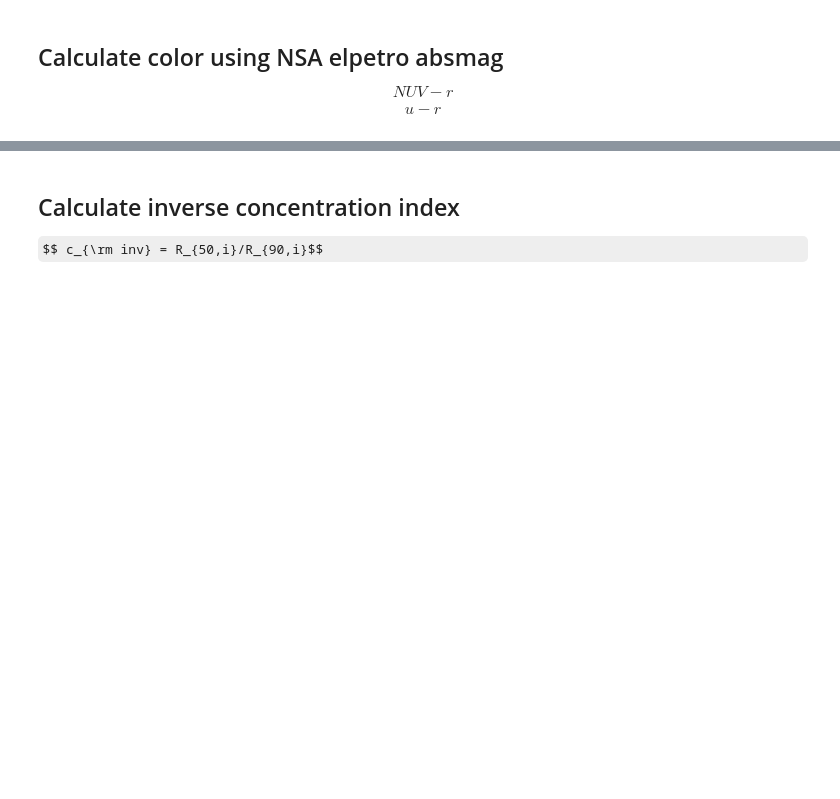
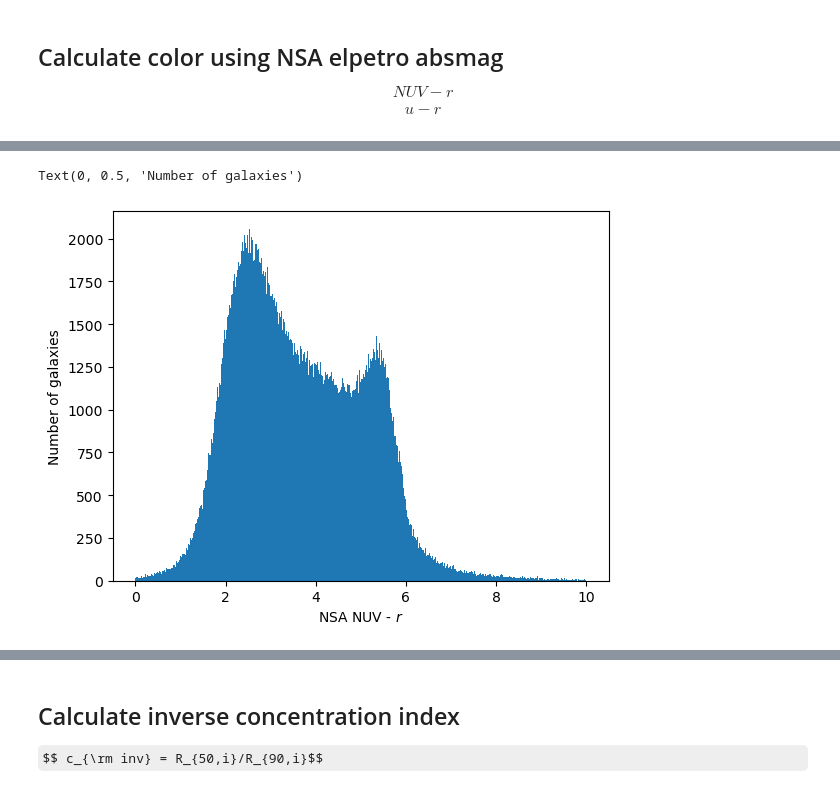
Before and after one commit to DESI-UR/GV_classification, a Jupyter notebook: NSA_properties_v2.ipynb, the cells around one changed output, grey strips where cells are left out. Cells and saved outputs as stored; diff of their text form; code cells hidden in the pictures; some formulas as TeX source; blank space fills up the shorter version.

```diff
--- a/NSA_properties_v2.ipynb
+++ b/NSA_properties_v2.ipynb
@@ -69,0 +53,8 @@ Text(0, 0.5, 'KIAS $u-r$')
+# %%
+plt.hist(NSA['NUV_r'], bins=np.linspace(0,10,1000)
+)
+plt.xlabel('NSA NUV - $r$')
+plt.ylabel('Number of galaxies')
+# %% [output]
+Text(0, 0.5, 'Number of galaxies')
+[figure, added]
```
Also changed, not shown: parts of 16 cells of this notebook.
